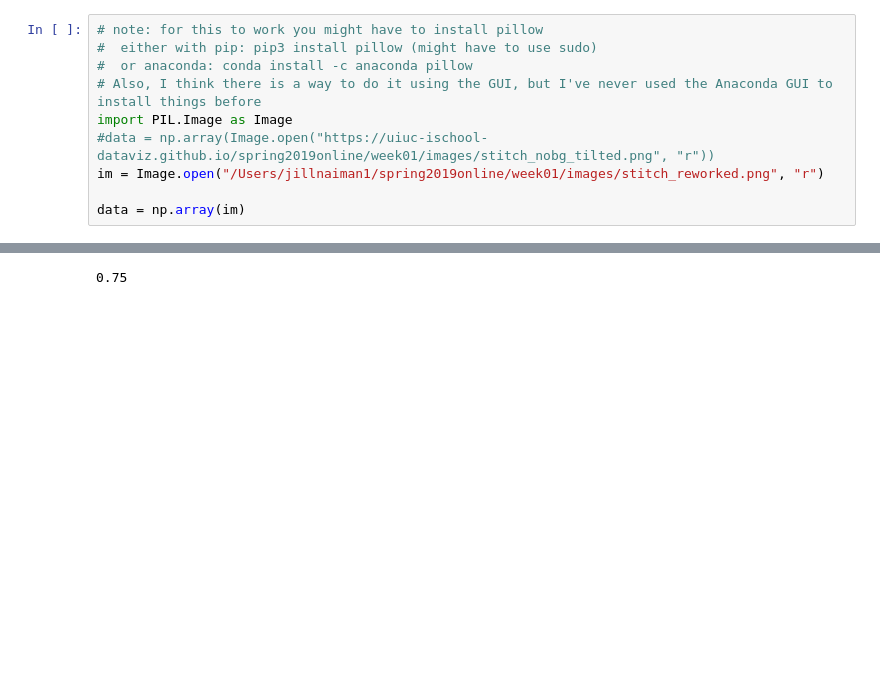
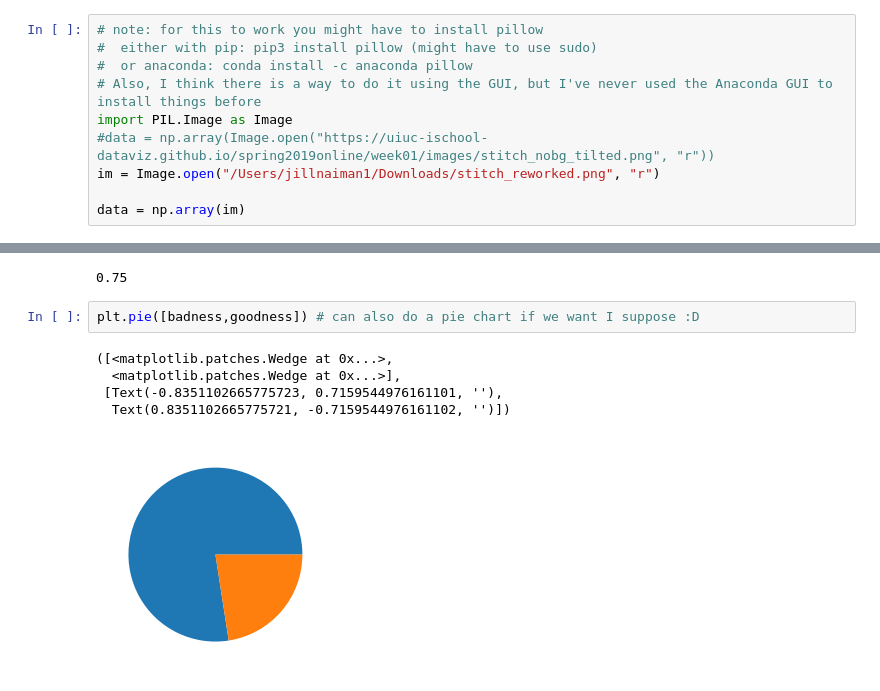
Before and after one commit to UIUC-iSchool-DataViz/spring2019online, a Jupyter notebook: week01/prep_notebook_week01_mine.ipynb, the cells around one changed output, grey strips where cells are left out. Drawn from its saved outputs; the diff is of its cells as text; blank space fills up the shorter version.

```diff
--- a/week01/prep_notebook_week01_mine.ipynb
+++ b/week01/prep_notebook_week01_mine.ipynb
@@ -581,7 +581,7 @@ im.save("/Users/jillnaiman1/spring2019online/week01/images/stitch_reworked.png")
 # Also, I think there is a way to do it using the GUI, but I've never used the Anaconda GUI to install things before
 import PIL.Image as Image
 #data = np.array(Image.open("https://uiuc-ischool-dataviz.github.io/spring2019online/week01/images/stitch_nobg_tilted.png", "r"))
-im = Image.open("/Users/jillnaiman1/spring2019online/week01/images/stitch_reworked.png", "r")
+im = Image.open("/Users/jillnaiman1/Downloads/stitch_reworked.png", "r")
 
 data = np.array(im)
 # %%
@@ -637,3 +637,11 @@ print(goodness_apparent)
 1.0-goodness_apparent
 # %% [output]
 0.75
+# %%
+plt.pie([badness,goodness]) # can also do a pie chart if we want I suppose :D
+# %% [output]
+([<matplotlib.patches.Wedge at 0x...>,
+  <matplotlib.patches.Wedge at 0x...>],
+ [Text(-0.8351102665775723, 0.7159544976161101, ''),
+  Text(0.8351102665775721, -0.7159544976161102, '')])
+[figure, added]
```
Also changed, not shown: parts of 2 cells of this notebook, 19 other files.
